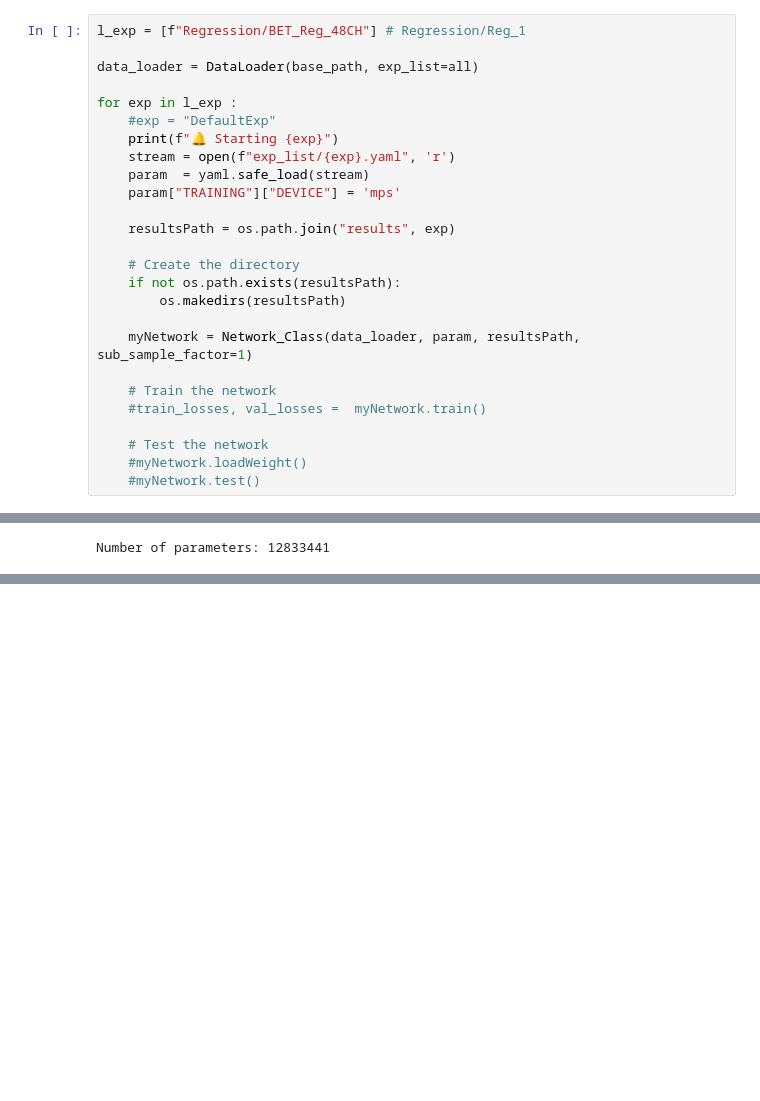
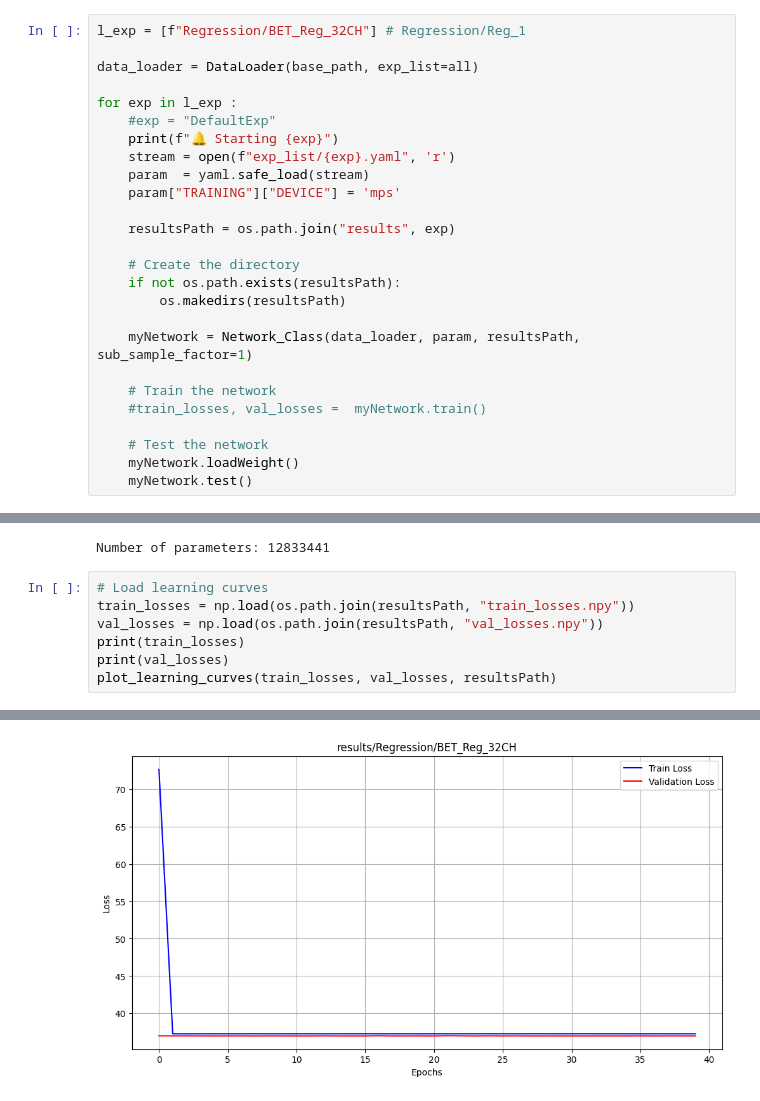
Before and after one commit to Hip02/CrowdMonitoring_Hip, a Jupyter notebook: DeepLearning/deep_learning_first_try.ipynb, the cells around one changed output, grey strips where cells are left out. Saved outputs shown, nothing was run; the diff lists cells and outputs as text; blank space fills up the shorter version.

Commit message:
test 3 implem

```diff
--- a/DeepLearning/deep_learning_first_try.ipynb
+++ b/DeepLearning/deep_learning_first_try.ipynb
@@ -10,7 +10,7 @@ import os
 base_path = "/Volumes/HIP_BACKUP/MEMOIRE/Code/MyDB2"
 all = [f"NewExp{i}" for i in range(1, 51)]
 # %%
-l_exp = [f"Regression/BET_Reg_48CH"] # Regression/Reg_1
+l_exp = [f"Regression/BET_Reg_32CH"] # Regression/Reg_1
 
 data_loader = DataLoader(base_path, exp_list=all)
 
@@ -33,6 +33,6 @@ for exp in l_exp :
     #train_losses, val_losses =  myNetwork.train()
 
     # Test the network
-    #myNetwork.loadWeight()
-    #myNetwork.test()
+    myNetwork.loadWeight()
+    myNetwork.test()
 # %% [output]
@@ -48,3 +52,11 @@ print(f"Number of parameters: {num_params}")
 # V_reg_48CH = 12.833.441
 # %% [output]
 Number of parameters: 12833441
+# %%
+# Load learning curves
+train_losses = np.load(os.path.join(resultsPath, "train_losses.npy"))
+val_losses = np.load(os.path.join(resultsPath, "val_losses.npy"))
+print(train_losses)
+print(val_losses)
+plot_learning_curves(train_losses, val_losses, resultsPath)
+# %% [output]
@@ -50,0 +77 @@ Number of parameters: 12833441
+[figure, added]
```
Also changed, not shown: parts of 3 cells of this notebook, 4 other files.
